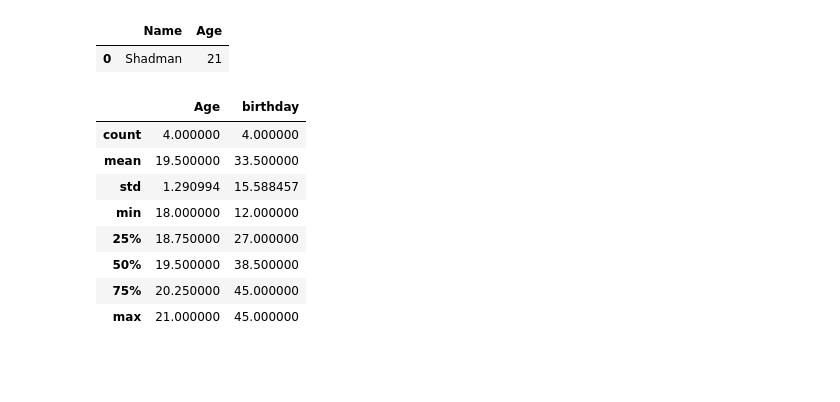
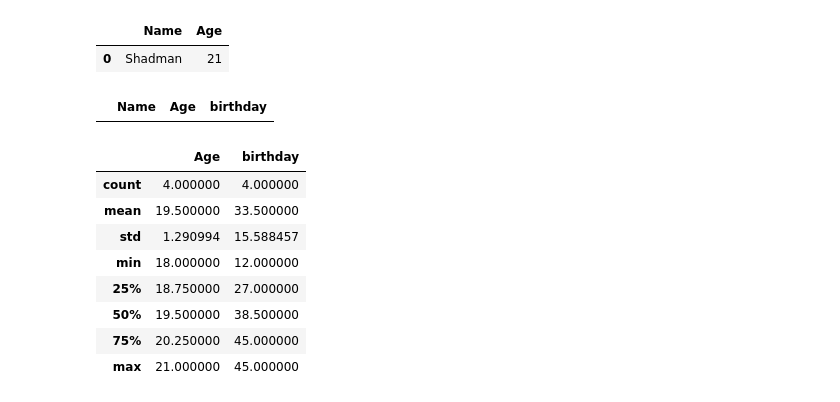
Before and after one commit to AhmadSaheb007/Machine-Learning-Python-, a Jupyter notebook: Libraries/Pandas/pandasPractice01.ipynb, the cells around one changed output. Drawn from its saved outputs; the diff is of its cells as text; code cells hidden in the pictures; blank space fills up the shorter version.

```diff
--- a/Libraries/Pandas/pandasPractice01.ipynb
+++ b/Libraries/Pandas/pandasPractice01.ipynb
@@ -115,3 +112,8 @@ df_N
+# %%
+dataFrame.merge(df_N)
+dataFrame
+# %% [output]
+|  | Name | Age | birthday |
 # %%
 dataFrame.describe()
 # %% [output]
```
Also changed, not shown: parts of 2 cells of this notebook, 2 other files.
